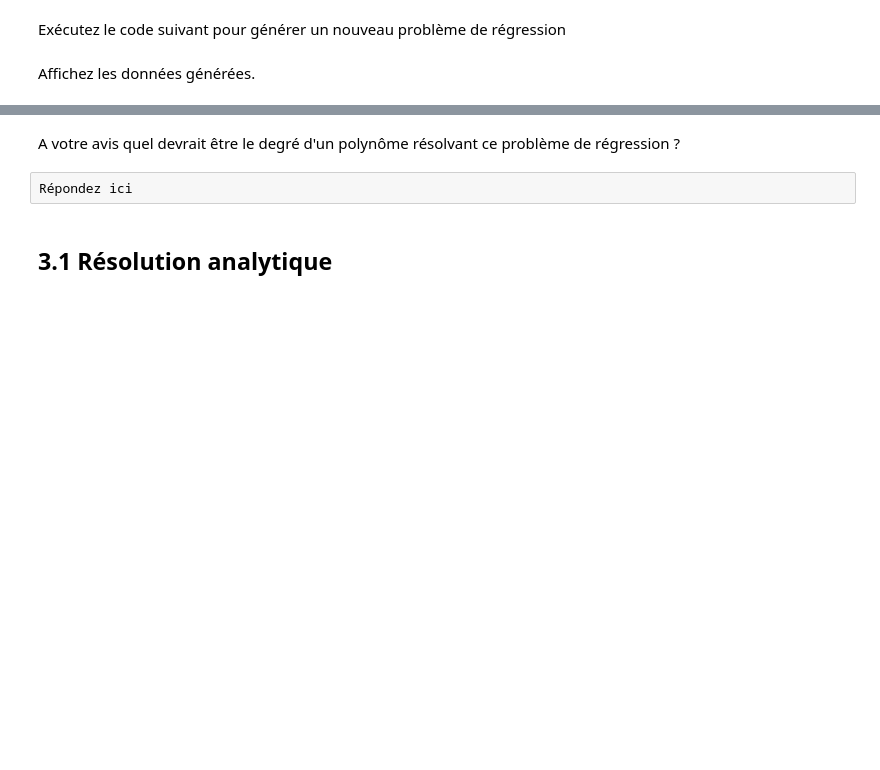
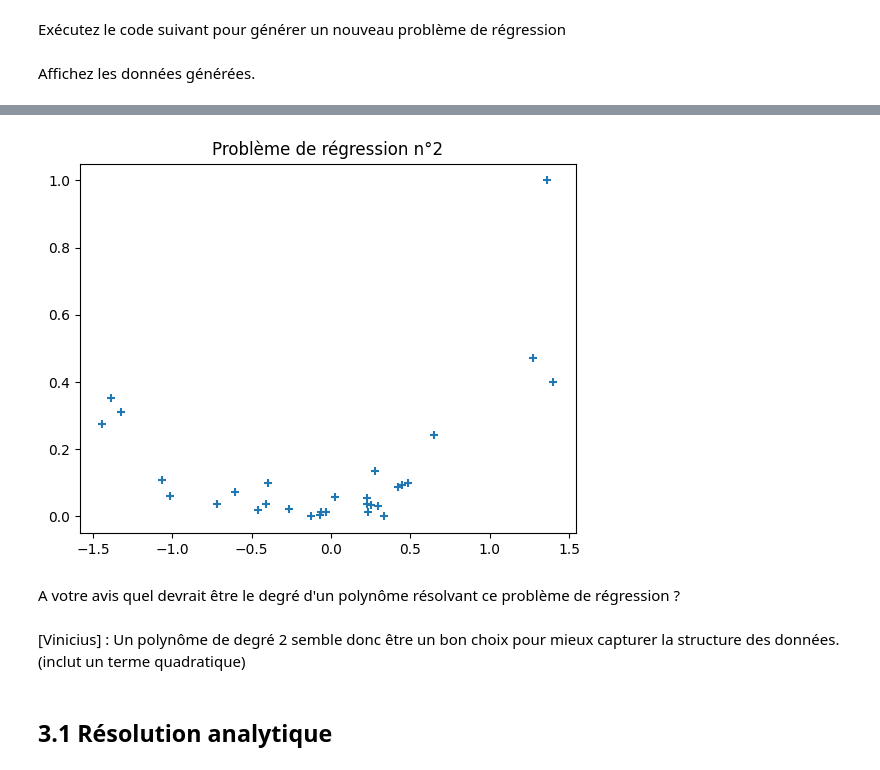
Before and after one commit to ViniciusGN/Kaggle-AI-Studies, a Jupyter notebook: Apprentissage/TP1_Vinicius_Nascimento.ipynb, the cells around one changed output, grey strips where cells are left out. Drawn from its saved outputs; the diff is of its cells as text; code cells hidden in the pictures; blank space fills up the shorter version.

```diff
--- a/Apprentissage/TP1_Vinicius_Nascimento.ipynb
+++ b/Apprentissage/TP1_Vinicius_Nascimento.ipynb
@@ -729,7 +714,13 @@ Affichez les données générées.
+# %%
+plt.scatter(x, y, marker='+')
+plt.title('Problème de régression n°2')
+plt.show()
+# %% [output]
+[figure, added]
 # %% [markdown]
 A votre avis quel devrait être le degré d'un polynôme résolvant ce problème de régression ?
-# %% [raw]
-Répondez ici
+# %% [markdown]
+[Vinicius] : Un polynôme de degré 2 semble donc être un bon choix pour mieux capturer la structure des données. (inclut un terme quadratique)
 # %% [markdown]
 ## 3.1 Résolution analytique
 # %% [markdown]
```
Also changed, not shown: parts of 18 cells of this notebook.
